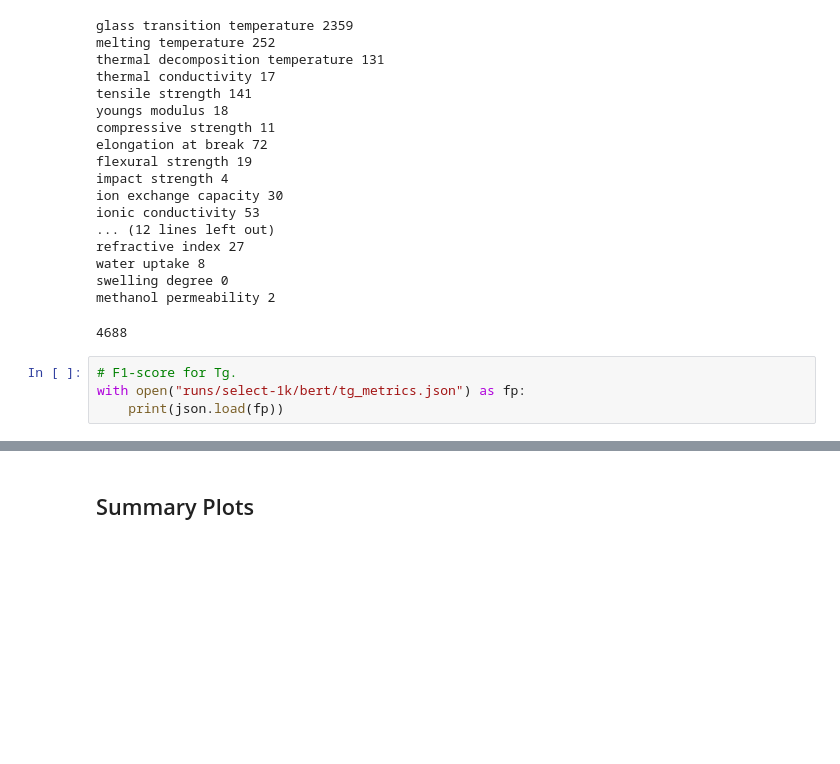
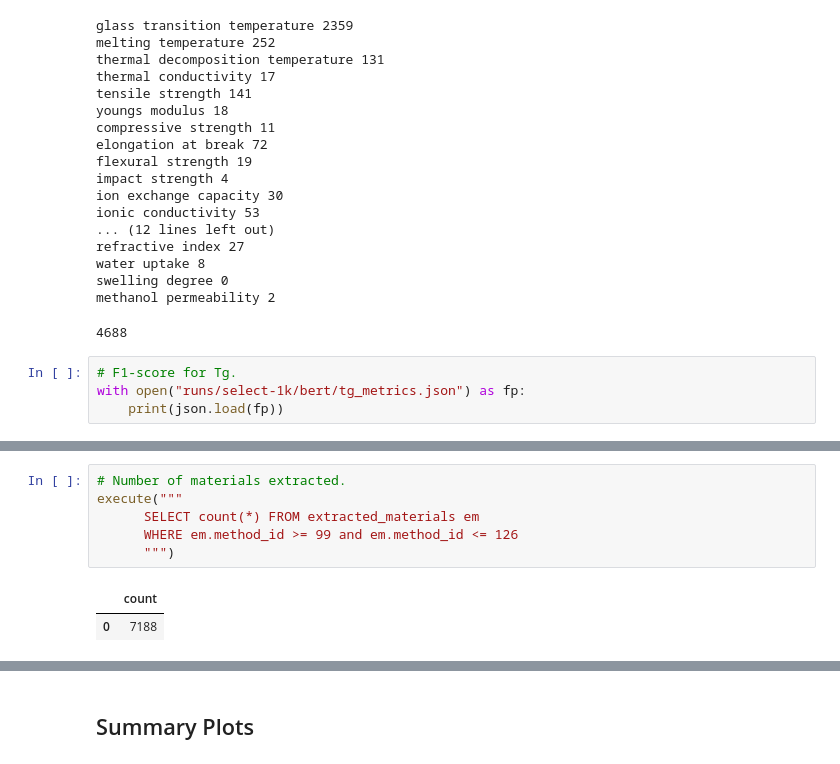
Before and after one commit to Ramprasad-Group/PromptDataExtraction, a Jupyter notebook: notebooks/Analyze-Select-1k.ipynb, the cells around one changed output, grey strips where cells are left out. Saved outputs shown, nothing was run; the diff lists cells and outputs as text; blank space fills up the shorter version.

```diff
--- a/notebooks/Analyze-Select-1k.ipynb
+++ b/notebooks/Analyze-Select-1k.ipynb
@@ -705,0 +732,9 @@ with open("runs/select-1k/bert/tg_metrics.json") as fp:
+# %%
+# Number of materials extracted.
+execute("""
+      SELECT count(*) FROM extracted_materials em
+      WHERE em.method_id >= 99 and em.method_id <= 126
+      """)
+# %% [output]
+|  | count |
+| 0 | 7188 |
```
Also changed, not shown: parts of 10 cells of this notebook, 1 other file.
